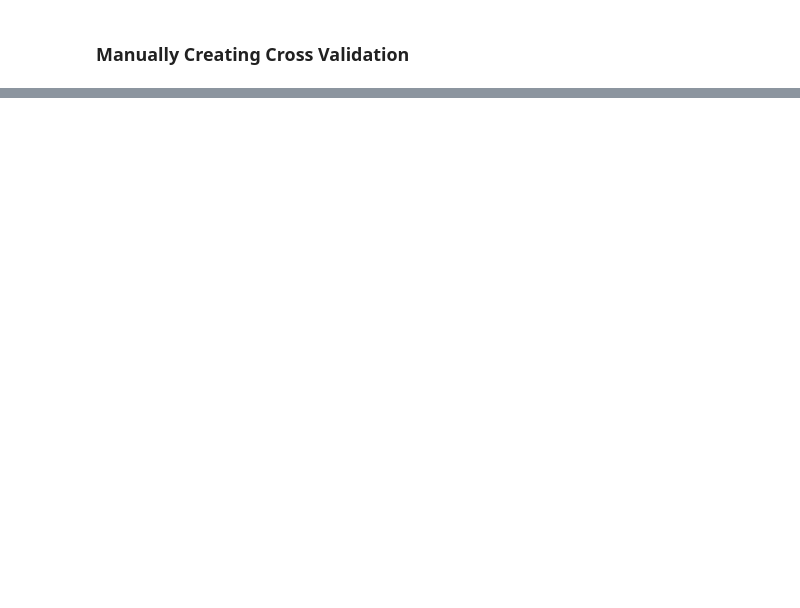
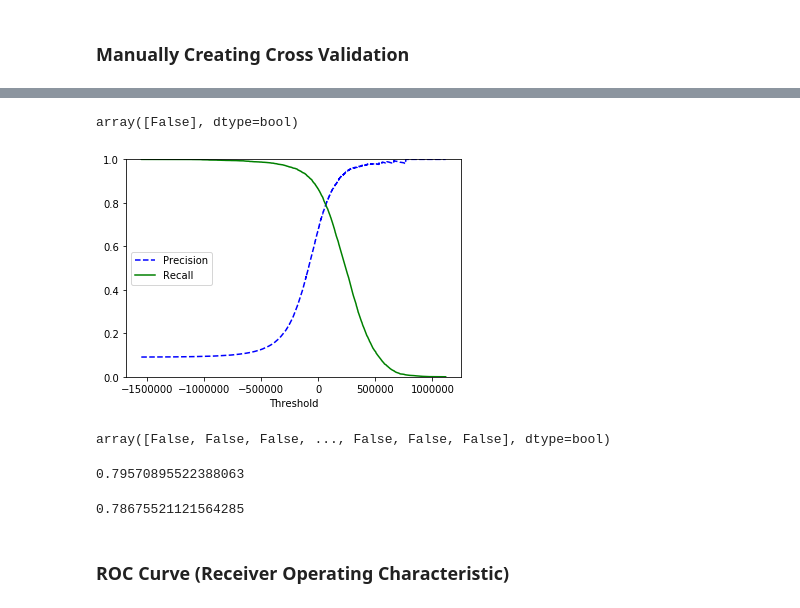
Before and after one commit to fjcamillo/Hands-On-Machine-Learning-with-Scikit-Learn-and-Tensorflow-Notes, a Jupyter notebook: Chapter 3.ipynb, the cells around one changed output, grey strips where cells are left out. Cells and saved outputs as stored; diff of their text form; code cells hidden in the pictures; blank space fills up the shorter version.

```diff
--- a/Chapter 3.ipynb
+++ b/Chapter 3.ipynb
@@ -85,0 +208,8 @@ from sklearn.
+# %%
+threshold = 200000
+y_some_digit_pred = (y_scores > threshold)
+y_some_digit_pred
+# %% [output]
+array([False], dtype=bool)
+# %%
+y_scores = cross_val_predict(sgd_clf, X_train, y_train_5, cv=3, method="decision_function")
@@ -85,0 +218,29 @@ from sklearn.
+# %%
+precision, recalls, threshold = precision_recall_curve(y_train_5, y_scores)
+# %%
+def plot_precision_recall(precisions, recalls, thresholds):
+    plt.plot(thresholds, precisions[:-1], "b--", label='Precision')
+    plt.plot(thresholds, recalls[:-1], "g-", label='Recall')
+    plt.xlabel("Threshold")
+    plt.legend(loc='center left')
+    plt.ylim([0, 1])
+# %%
+plot_precision_recall(precision, recalls, threshold)
+plt.show()
+# %% [output]
+[figure, added]
+# %%
+y_train_pred_90 = (y_scores > 70000)
+y_train_pred_90
+# %% [output]
+array([False, False, False, ..., False, False, False], dtype=bool)
+# %%
+precision_score(y_train_5, y_train_pred_90)
+# %% [output]
+0.79570895522388063
+# %%
+recall_score(y_train_5, y_train_pred_90)
+# %% [output]
+0.78675521121564285
+# %% [markdown]
+### ROC Curve (Receiver Operating Characteristic)
```
Also changed, not shown: parts of 88 cells of this notebook, 3 other files.
